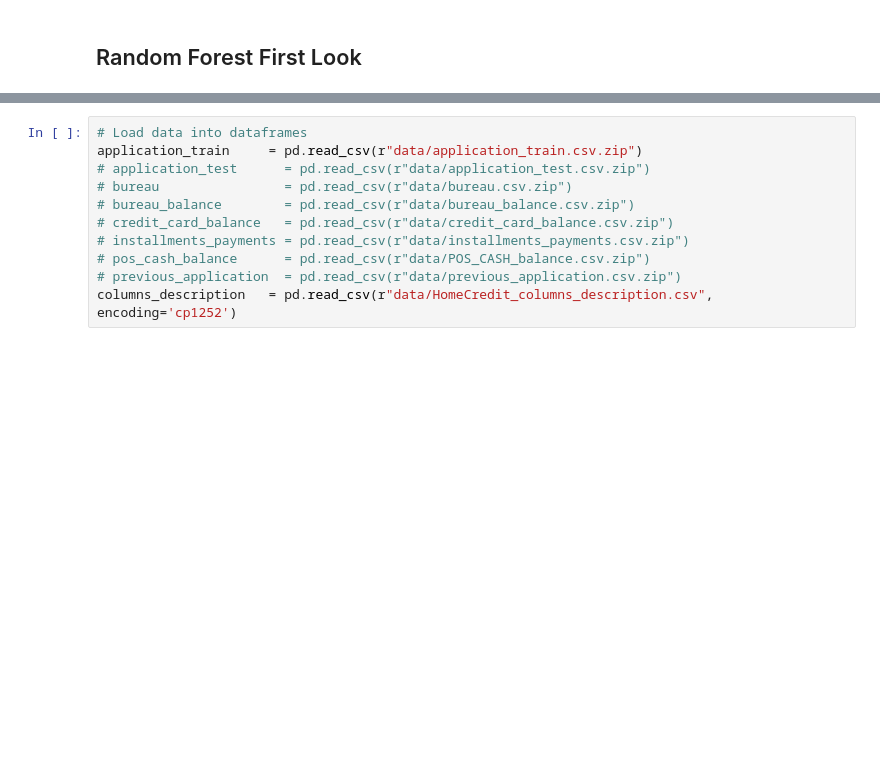
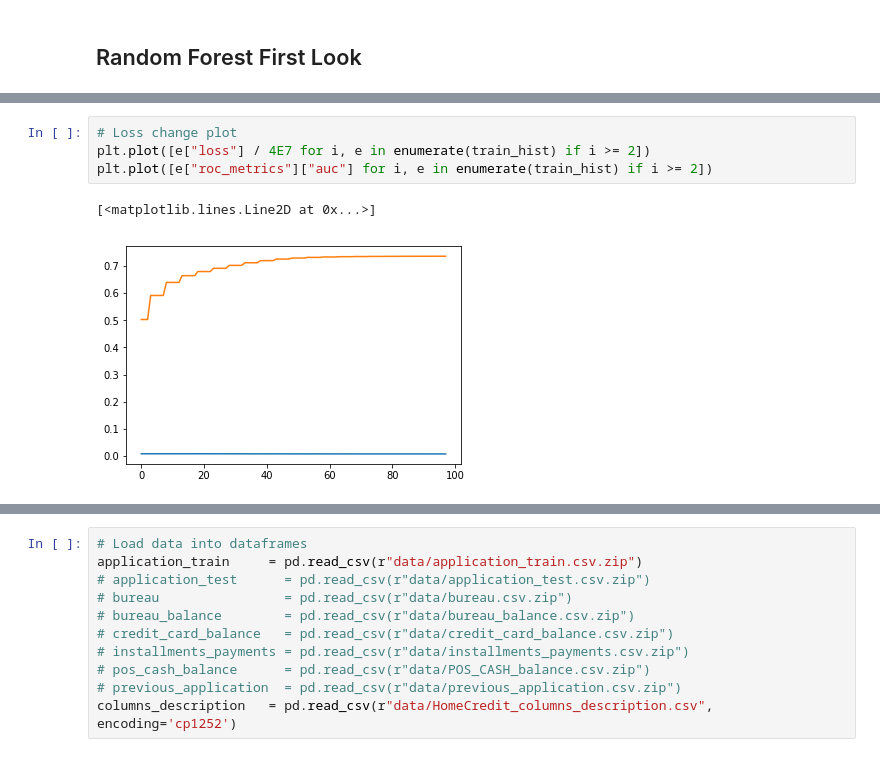
Before and after one commit to vlassarev/home-credit-default-risk, a Jupyter notebook: hcdr_model.ipynb, the cells around one changed output, grey strips where cells are left out. Drawn from its saved outputs; the diff is of its cells as text; blank space fills up the shorter version.

```diff
--- a/hcdr_model.ipynb
+++ b/hcdr_model.ipynb
@@ -260,0 +480,7 @@ Area Under the Curve
+# %%
+# Loss change plot
+plt.plot([e["loss"] / 4E7 for i, e in enumerate(train_hist) if i >= 2])
+plt.plot([e["roc_metrics"]["auc"] for i, e in enumerate(train_hist) if i >= 2])
+# %% [output]
+[<matplotlib.lines.Line2D at 0x...>]
+[figure, added]
```
Also changed, not shown: parts of 20 cells of this notebook, 3 other files.
